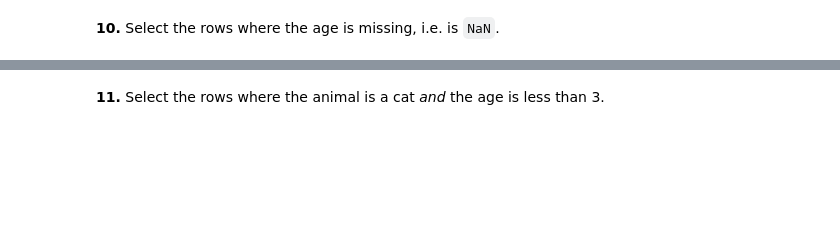
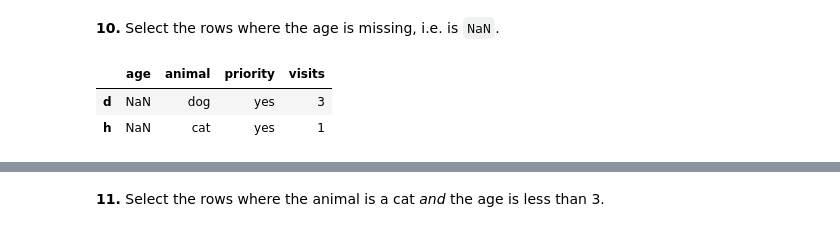
Before and after one commit to JonMer1198/100-pandas-puzzles, a Jupyter notebook: 100-pandas-puzzles.ipynb, the cells around one changed output, grey strips where cells are left out. Drawn from its saved outputs; the diff is of its cells as text; code cells hidden in the pictures; blank space fills up the shorter version.

```diff
--- a/100-pandas-puzzles.ipynb
+++ b/100-pandas-puzzles.ipynb
@@ -152,2 +180,8 @@ df.iloc[[1,3,5],[3]]
 # %% [markdown]
 **10.** Select the rows where the age is missing, i.e. is `NaN`.
+# %%
+df.iloc[[3,7][:]]
+# %% [output]
+|  | age | animal | priority | visits |
+| d | NaN | dog | yes | 3 |
+| h | NaN | cat | yes | 1 |
```
Also changed, not shown: parts of 9 cells of this notebook.
